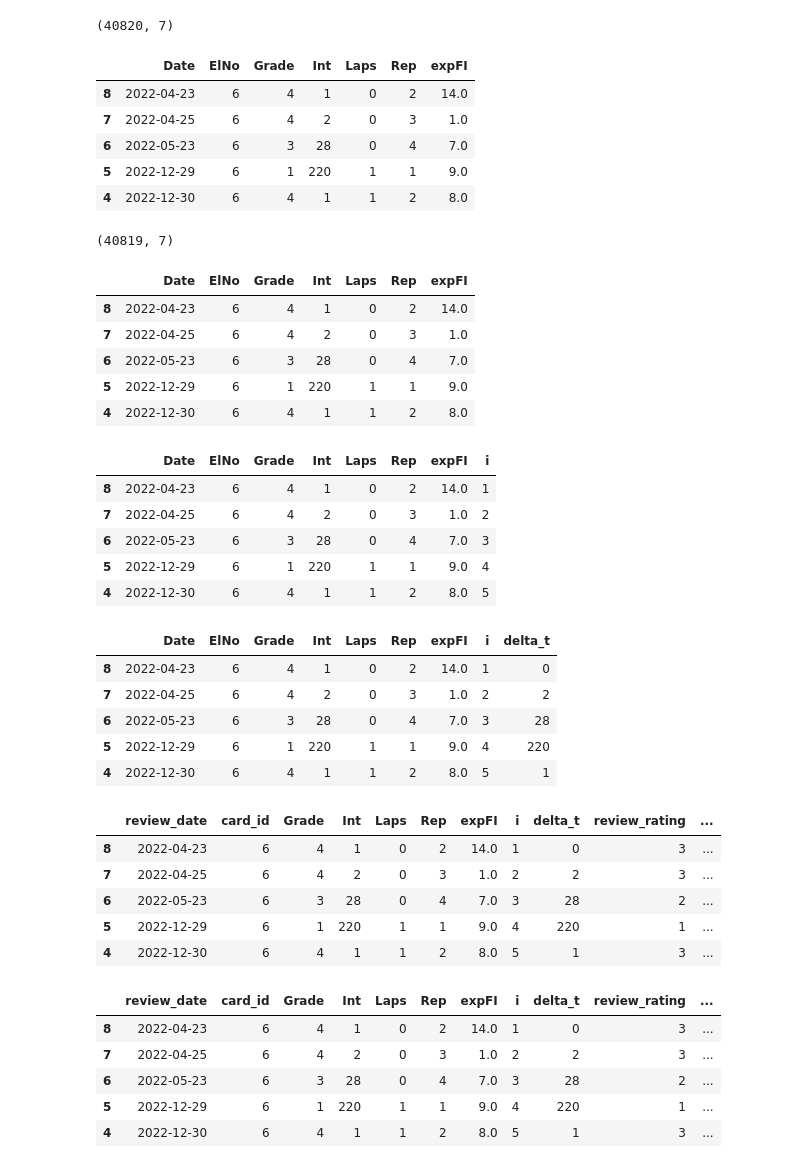
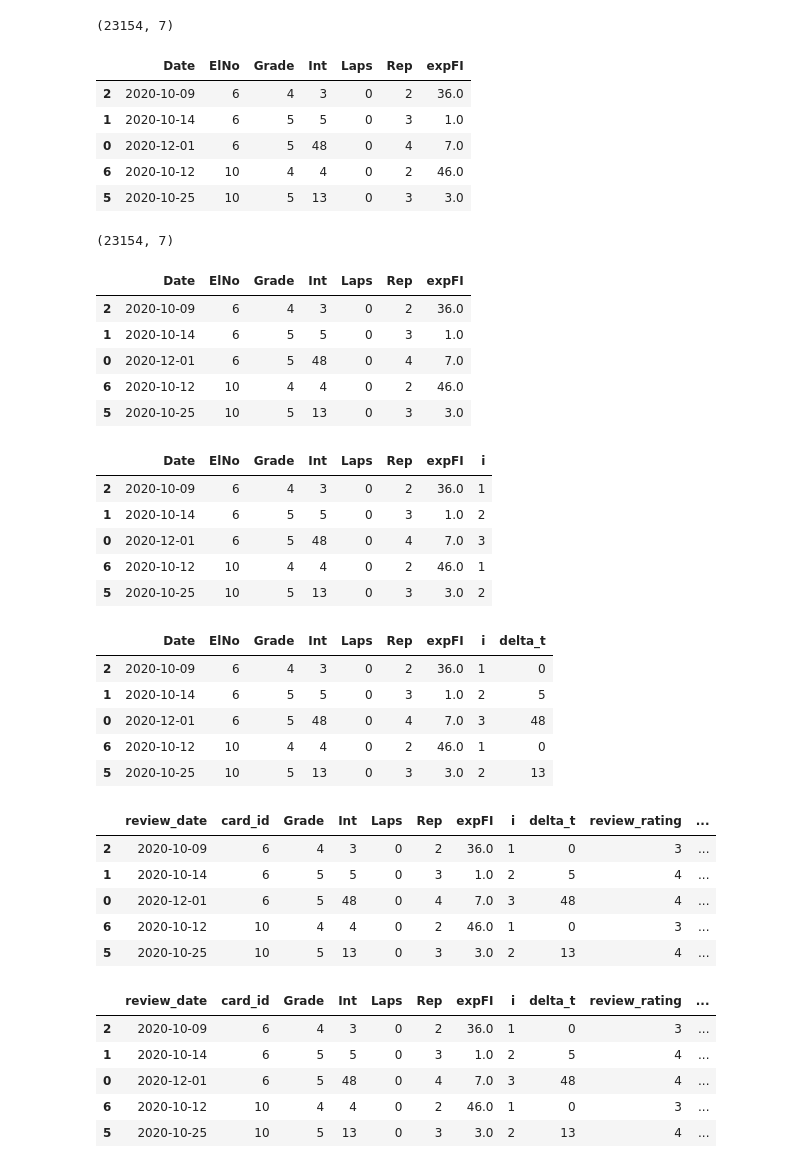
Before and after one commit to open-spaced-repetition/fsrs-vs-sm15, a Jupyter notebook: convert.ipynb, the cells around one changed output. Saved outputs shown, nothing was run; the diff lists cells and outputs as text; code cells hidden in the pictures.

```diff
--- a/convert.ipynb
+++ b/convert.ipynb
@@ -112,37 +112,38 @@ df.head()
 # %%
 df = df.groupby('ElNo').filter(lambda group: (group['Grade'] > 5).sum() == 0)
+df = df.groupby('ElNo').filter(lambda group: (group['expFI'] == 100).sum() == 0)
 print(df.shape)
 df.head()
 # %% [output]
-(40820, 7)
+(23154, 7)
 |  | Date | ElNo | Grade | Int | Laps | Rep | expFI |
-| 8 | 2022-04-23 | 6 | 4 | 1 | 0 | 2 | 14.0 |
-| 7 | 2022-04-25 | 6 | 4 | 2 | 0 | 3 | 1.0 |
-| 6 | 2022-05-23 | 6 | 3 | 28 | 0 | 4 | 7.0 |
-| 5 | 2022-12-29 | 6 | 1 | 220 | 1 | 1 | 9.0 |
-| 4 | 2022-12-30 | 6 | 4 | 1 | 1 | 2 | 8.0 |
+| 2 | 2020-10-09 | 6 | 4 | 3 | 0 | 2 | 36.0 |
+| 1 | 2020-10-14 | 6 | 5 | 5 | 0 | 3 | 1.0 |
+| 0 | 2020-12-01 | 6 | 5 | 48 | 0 | 4 | 7.0 |
+| 6 | 2020-10-12 | 10 | 4 | 4 | 0 | 2 | 46.0 |
+| 5 | 2020-10-25 | 10 | 5 | 13 | 0 | 3 | 3.0 |
 # %%
 df.drop_duplicates(subset=['Date', 'ElNo'], keep='first', inplace=True)
 print(df.shape)
 df.head()
 # %% [output]
-(40819, 7)
+(23154, 7)
 |  | Date | ElNo | Grade | Int | Laps | Rep | expFI |
-| 8 | 2022-04-23 | 6 | 4 | 1 | 0 | 2 | 14.0 |
-| 7 | 2022-04-25 | 6 | 4 | 2 | 0 | 3 | 1.0 |
-| 6 | 2022-05-23 | 6 | 3 | 28 | 0 | 4 | 7.0 |
-| 5 | 2022-12-29 | 6 | 1 | 220 | 1 | 1 | 9.0 |
-| 4 | 2022-12-30 | 6 | 4 | 1 | 1 | 2 | 8.0 |
+| 2 | 2020-10-09 | 6 | 4 | 3 | 0 | 2 | 36.0 |
+| 1 | 2020-10-14 | 6 | 5 | 5 | 0 | 3 | 1.0 |
+| 0 | 2020-12-01 | 6 | 5 | 48 | 0 | 4 | 7.0 |
+| 6 | 2020-10-12 | 10 | 4 | 4 | 0 | 2 | 46.0 |
+| 5 | 2020-10-25 | 10 | 5 | 13 | 0 | 3 | 3.0 |
 # %%
 df['i'] = df.groupby('ElNo').cumcount() + 1
 df.head()
 # %% [output]
 |  | Date | ElNo | Grade | Int | Laps | Rep | expFI | i |
-| 8 | 2022-04-23 | 6 | 4 | 1 | 0 | 2 | 14.0 | 1 |
-| 7 | 2022-04-25 | 6 | 4 | 2 | 0 | 3 | 1.0 | 2 |
-| 6 | 2022-05-23 | 6 | 3 | 28 | 0 | 4 | 7.0 | 3 |
-| 5 | 2022-12-29 | 6 | 1 | 220 | 1 | 1 | 9.0 | 4 |
-| 4 | 2022-12-30 | 6 | 4 | 1 | 1 | 2 | 8.0 | 5 |
+| 2 | 2020-10-09 | 6 | 4 | 3 | 0 | 2 | 36.0 | 1 |
+| 1 | 2020-10-14 | 6 | 5 | 5 | 0 | 3 | 1.0 | 2 |
+| 0 | 2020-12-01 | 6 | 5 | 48 | 0 | 4 | 7.0 | 3 |
+| 6 | 2020-10-12 | 10 | 4 | 4 | 0 | 2 | 46.0 | 1 |
+| 5 | 2020-10-25 | 10 | 5 | 13 | 0 | 3 | 3.0 | 2 |
 # %%
 df['Date'] = pd.to_datetime(df['Date'])
 df['delta_t'] = df['Date'].diff().dt.days
@@ -152,11 +153,11 @@ df['delta_t'] = df['delta_t'].astype(int)
 df.head()
 # %% [output]
 |  | Date | ElNo | Grade | Int | Laps | Rep | expFI | i | delta_t |
-| 8 | 2022-04-23 | 6 | 4 | 1 | 0 | 2 | 14.0 | 1 | 0 |
-| 7 | 2022-04-25 | 6 | 4 | 2 | 0 | 3 | 1.0 | 2 | 2 |
-| 6 | 2022-05-23 | 6 | 3 | 28 | 0 | 4 | 7.0 | 3 | 28 |
-| 5 | 2022-12-29 | 6 | 1 | 220 | 1 | 1 | 9.0 | 4 | 220 |
-| 4 | 2022-12-30 | 6 | 4 | 1 | 1 | 2 | 8.0 | 5 | 1 |
+| 2 | 2020-10-09 | 6 | 4 | 3 | 0 | 2 | 36.0 | 1 | 0 |
+| 1 | 2020-10-14 | 6 | 5 | 5 | 0 | 3 | 1.0 | 2 | 5 |
+| 0 | 2020-12-01 | 6 | 5 | 48 | 0 | 4 | 7.0 | 3 | 48 |
+| 6 | 2020-10-12 | 10 | 4 | 4 | 0 | 2 | 46.0 | 1 | 0 |
+| 5 | 2020-10-25 | 10 | 5 | 13 | 0 | 3 | 3.0 | 2 | 13 |
 # %%
 df.rename(columns={'ElNo': 'card_id', 'Date': 'review_date'}, inplace=True)
 df['review_rating'] = df['Grade'].map({1: 1, 2: 1, 3: 2, 4: 3, 5: 4})
@@ -164,11 +165,11 @@ df['review_time'] = 0
 df.head()
 # %% [output]
 |  | review_date | card_id | Grade | Int | Laps | Rep | expFI | i | delta_t | review_rating | ... |
-| 8 | 2022-04-23 | 6 | 4 | 1 | 0 | 2 | 14.0 | 1 | 0 | 3 | ... |
-| 7 | 2022-04-25 | 6 | 4 | 2 | 0 | 3 | 1.0 | 2 | 2 | 3 | ... |
-| 6 | 2022-05-23 | 6 | 3 | 28 | 0 | 4 | 7.0 | 3 | 28 | 2 | ... |
-| 5 | 2022-12-29 | 6 | 1 | 220 | 1 | 1 | 9.0 | 4 | 220 | 1 | ... |
-| 4 | 2022-12-30 | 6 | 4 | 1 | 1 | 2 | 8.0 | 5 | 1 | 3 | ... |
+| 2 | 2020-10-09 | 6 | 4 | 3 | 0 | 2 | 36.0 | 1 | 0 | 3 | ... |
+| 1 | 2020-10-14 | 6 | 5 | 5 | 0 | 3 | 1.0 | 2 | 5 | 4 | ... |
+| 0 | 2020-12-01 | 6 | 5 | 48 | 0 | 4 | 7.0 | 3 | 48 | 4 | ... |
+| 6 | 2020-10-12 | 10 | 4 | 4 | 0 | 2 | 46.0 | 1 | 0 | 3 | ... |
+| 5 | 2020-10-25 | 10 | 5 | 13 | 0 | 3 | 3.0 | 2 | 13 | 4 | ... |
 # %%
 from itertools import accumulate
 
@@ -182,11 +183,11 @@ df['r_history']=[','.join(map(str, item[:-1])) for sublist in r_history for item
 df.head()
 # %% [output]
 |  | review_date | card_id | Grade | Int | Laps | Rep | expFI | i | delta_t | review_rating | ... |
-| 8 | 2022-04-23 | 6 | 4 | 1 | 0 | 2 | 14.0 | 1 | 0 | 3 | ... |
-| 7 | 2022-04-25 | 6 | 4 | 2 | 0 | 3 | 1.0 | 2 | 2 | 3 | ... |
-| 6 | 2022-05-23 | 6 | 3 | 28 | 0 | 4 | 7.0 | 3 | 28 | 2 | ... |
-| 5 | 2022-12-29 | 6 | 1 | 220 | 1 | 1 | 9.0 | 4 | 220 | 1 | ... |
-| 4 | 2022-12-30 | 6 | 4 | 1 | 1 | 2 | 8.0 | 5 | 1 | 3 | ... |
+| 2 | 2020-10-09 | 6 | 4 | 3 | 0 | 2 | 36.0 | 1 | 0 | 3 | ... |
+| 1 | 2020-10-14 | 6 | 5 | 5 | 0 | 3 | 1.0 | 2 | 5 | 4 | ... |
+| 0 | 2020-12-01 | 6 | 5 | 48 | 0 | 4 | 7.0 | 3 | 48 | 4 | ... |
+| 6 | 2020-10-12 | 10 | 4 | 4 | 0 | 2 | 46.0 | 1 | 0 | 3 | ... |
+| 5 | 2020-10-25 | 10 | 5 | 13 | 0 | 3 | 3.0 | 2 | 13 | 4 | ... |
 # %%
 df['y'] = df['review_rating'].map(lambda x: {1: 0, 2: 1, 3: 1, 4: 1}[x])
 
```
Also changed, not shown: parts of 6 cells of this notebook, 5 other files.
